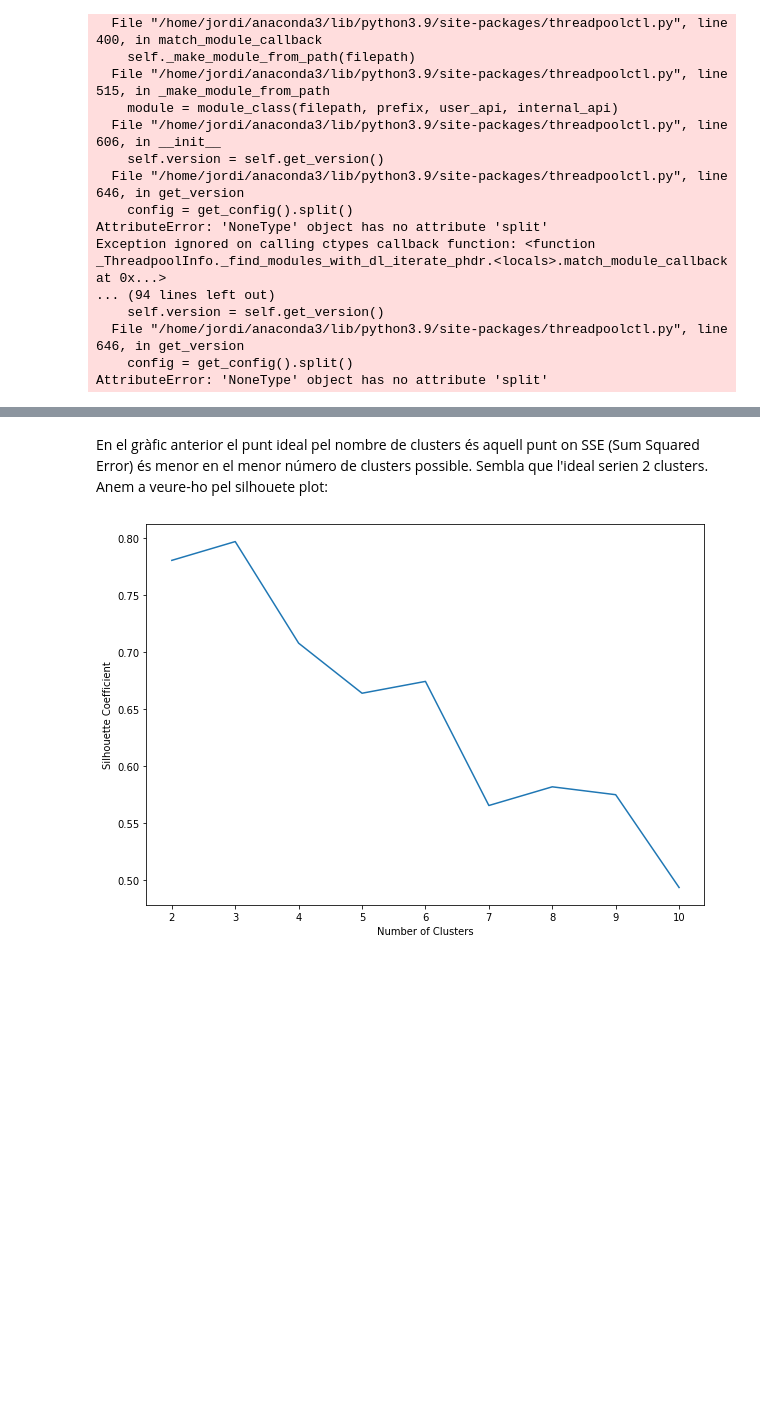
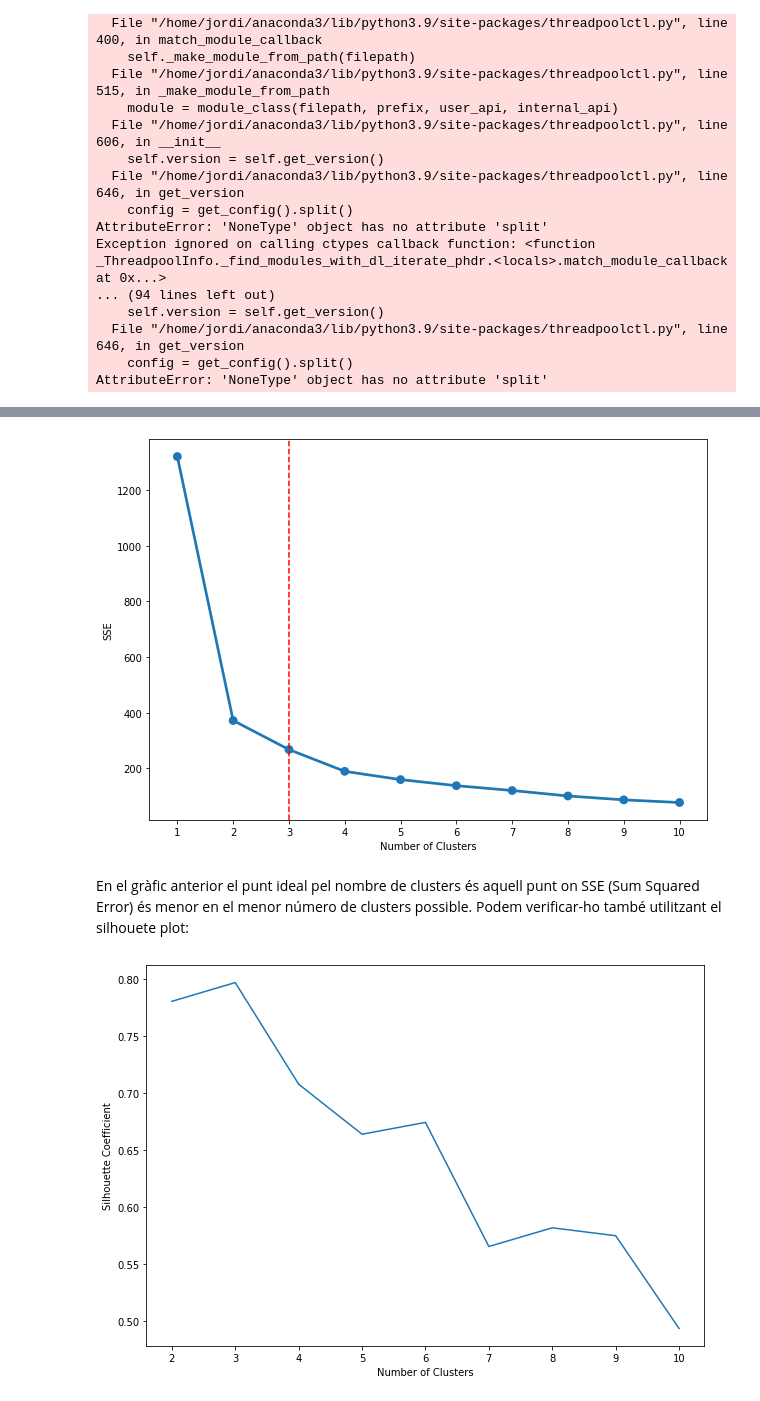
Before and after one commit to zonioi/IT_Academy_BA, a Jupyter notebook: Sprint8/Tasca_M8_T01.ipynb, the cells around one changed output, grey strips where cells are left out. Cells and saved outputs as stored; diff of their text form; code cells hidden in the pictures; blank space fills up the shorter version.

```diff
--- a/Sprint8/Tasca_M8_T01.ipynb
+++ b/Sprint8/Tasca_M8_T01.ipynb
@@ -154,5 +171,15 @@ plt.savefig('Sum_Squared_error.png')
+# %%
+fig, ax = plt.subplots(figsize=(10,7))
+sns.pointplot(x=list(sse.keys()),
+                 y=list(sse.values()))
+plt.axvline(x=k, color='r', linestyle='--')
+plt.xlabel("Number of Clusters")
+plt.ylabel("SSE")
+plt.savefig('Sum_Squared_error_knee.png')
+# %% [output]
+[figure, added]
 # %% [markdown]
-En el gràfic anterior el punt ideal pel nombre de clusters és aquell punt on SSE (Sum Squared Error) és menor en el menor número de clusters possible. Sembla que l'ideal serien 2 clusters. Anem a veure-ho pel silhouete plot:
+En el gràfic anterior el punt ideal pel nombre de clusters és aquell punt on SSE (Sum Squared Error) és menor en el menor número de clusters possible. Podem verificar-ho també utilitzant el silhouete plot:
 # %%
 # Llista pels coeficients de silhouete en per cada k
 silhouette_coefficients = []
```
Also changed, not shown: parts of 16 cells of this notebook, 2 other files.
